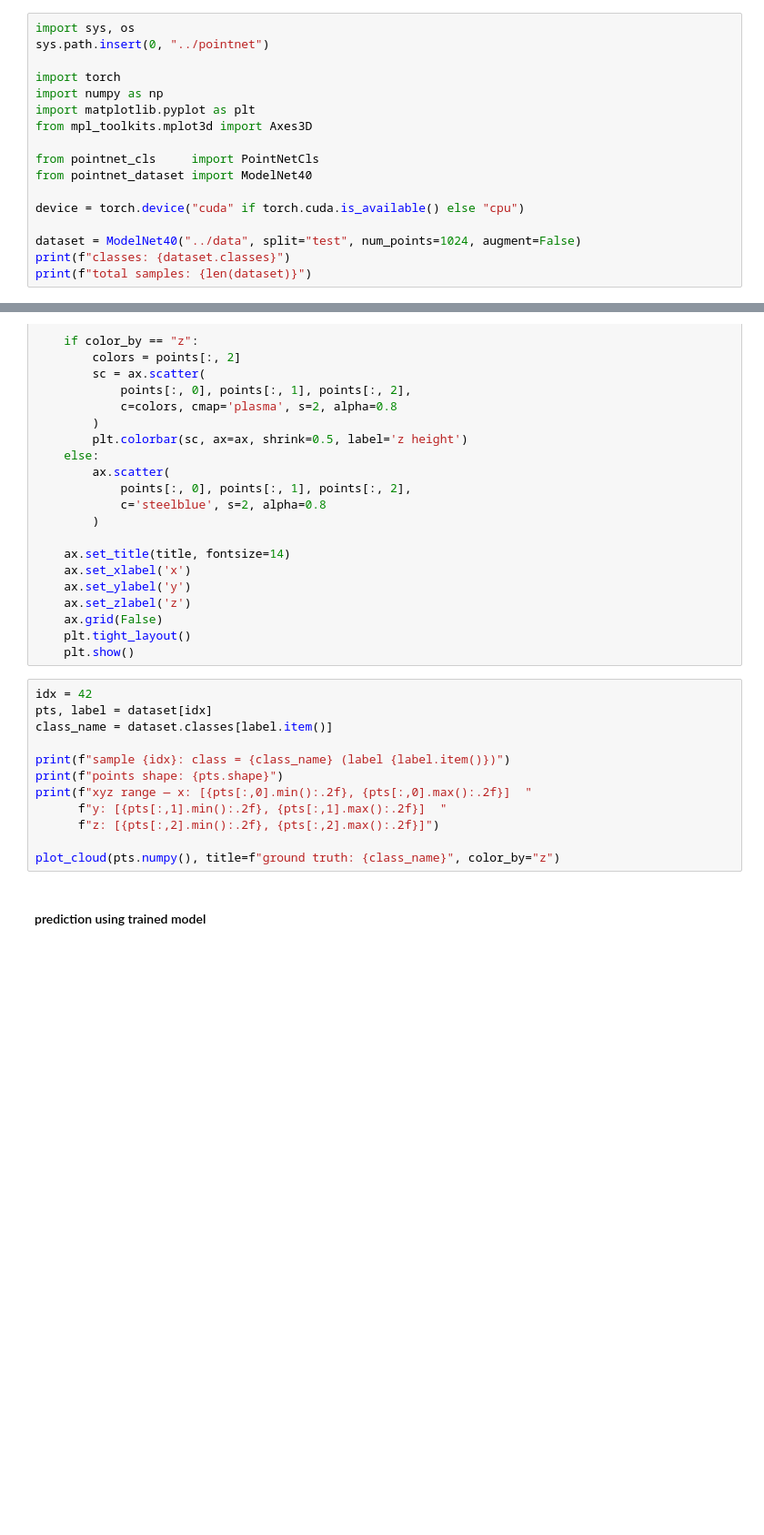
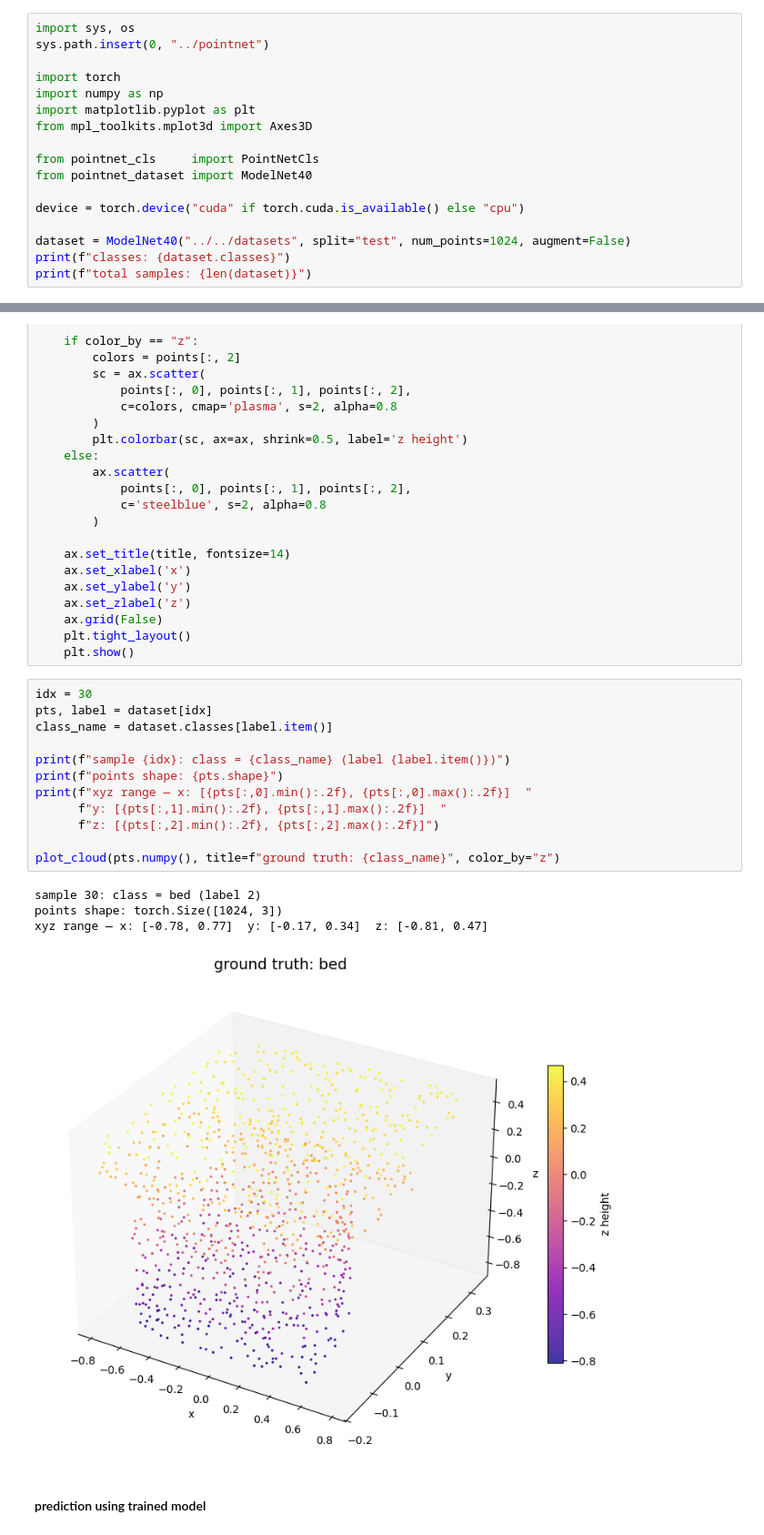
Before and after one commit to iam4tart/barebones-ml, a Jupyter notebook: notebooks/pointnet/visualize_cloud.ipynb, the cells around one changed output, grey strips where cells are left out. Shown at 91% size. Drawn from its saved outputs; the diff is of its cells as text; blank space fills up the shorter version.

Commit message:
visualize point cloud

```diff
--- a/notebooks/pointnet/visualize_cloud.ipynb
+++ b/notebooks/pointnet/visualize_cloud.ipynb
@@ -14,6 +14,6 @@ from pointnet_dataset import ModelNet40
 
 device = torch.device("cuda" if torch.cuda.is_available() else "cpu")
 
-dataset = ModelNet40("../data", split="test", num_points=1024, augment=False)
+dataset = ModelNet40("../../datasets", split="test", num_points=1024, augment=False)
 print(f"classes: {dataset.classes}")
 print(f"total samples: {len(dataset)}")
@@ -49,17 +54,22 @@ def plot_cloud(points, title="point cloud", color_by="z"):
     plt.tight_layout()
     plt.show()
 # %%
-idx = 42
+idx = 30
 pts, label = dataset[idx]
 class_name = dataset.classes[label.item()]
 
 print(f"sample {idx}: class = {class_name} (label {label.item()})")
 print(f"points shape: {pts.shape}")
 print(f"xyz range — x: [{pts[:,0].min():.2f}, {pts[:,0].max():.2f}]  "
       f"y: [{pts[:,1].min():.2f}, {pts[:,1].max():.2f}]  "
       f"z: [{pts[:,2].min():.2f}, {pts[:,2].max():.2f}]")
 
 plot_cloud(pts.numpy(), title=f"ground truth: {class_name}", color_by="z")
+# %% [output]
+sample 30: class = bed (label 2)
+points shape: torch.Size([1024, 3])
+xyz range — x: [-0.78, 0.77]  y: [-0.17, 0.34]  z: [-0.81, 0.47]
+[figure, added]
 # %% [markdown]
 #### prediction using trained model
 # %%
```
Also changed, not shown: parts of 2 cells of this notebook.
